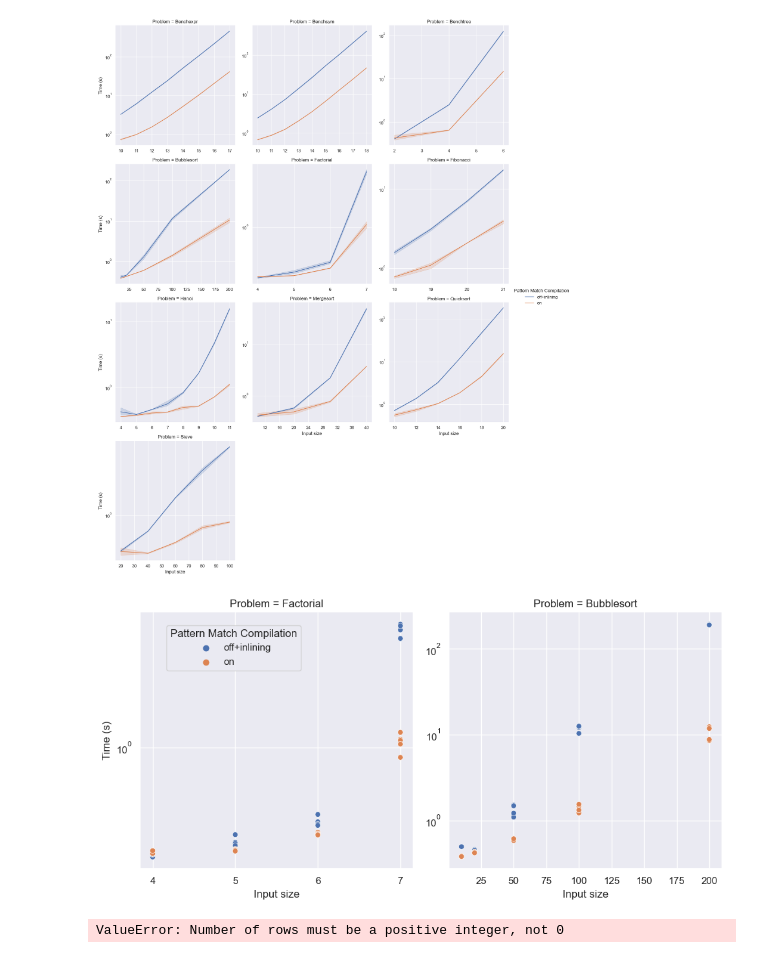
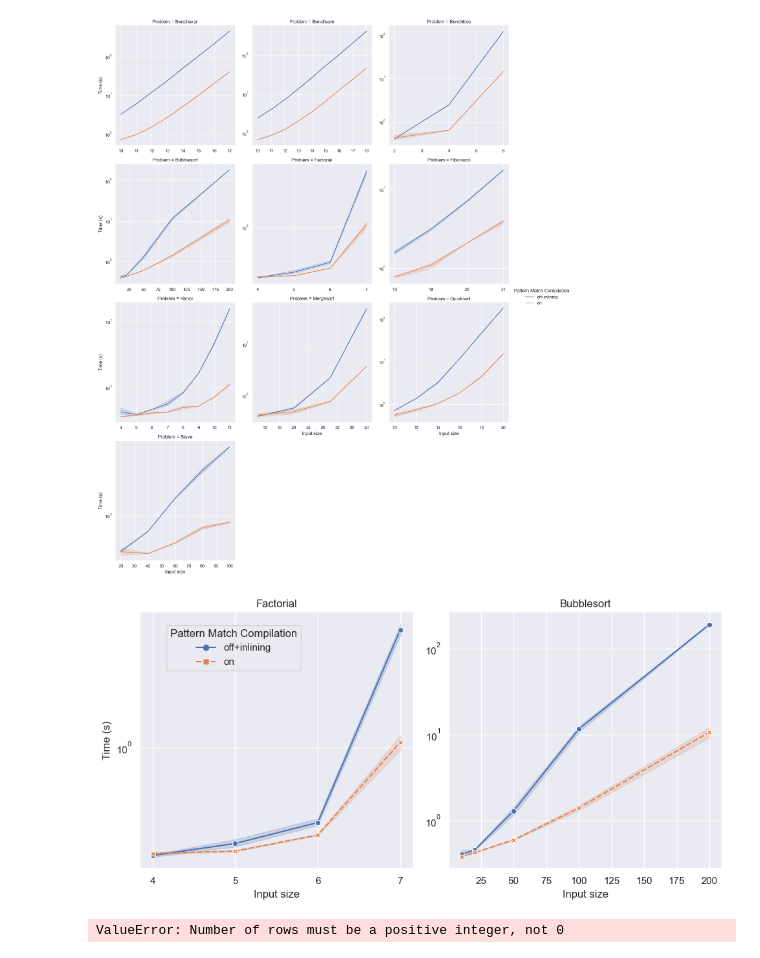
Before and after one commit to metaborg/stratego, a Jupyter notebook: stratego.build.spoofax2.benchmark/analysis/Example plots.ipynb, the cells around one changed output. Saved outputs shown, nothing was run; the diff lists cells and outputs as text; code cells hidden in the pictures.

```diff
--- a/stratego.build.spoofax2.benchmark/analysis/Example plots.ipynb
+++ b/stratego.build.spoofax2.benchmark/analysis/Example plots.ipynb
@@ -372,35 +372,36 @@ g.savefig(f"{PLOT_DIR}/{'_'.join(results_files)}-runtime.png")
 
 cols = ["Factorial", "Bubblesort"]
 opt_levels=list(map(optlevel_to_label, ["3", "4"]))
 
 g = configure_grid(sns.relplot(
     data=df_scaledproblem[(df_scaledproblem["Stage"] == "run") & (df_scaledproblem["Pattern Match Compilation"].isin(opt_levels))],
     x="Problem Size",
     y="Score",
     col="Problem",
     col_order=cols,
     col_wrap=min(3, len(cols)),
     style="Pattern Match Compilation",
     hue="Pattern Match Compilation",
     hue_order=opt_levels,
-    # kind="line",
+    kind="line",
     markers=True,
     facet_kws=dict(
         sharex=False,
         sharey=False,
     ),
 ))
 
 sns.move_legend(g, "upper left", frameon=True, bbox_to_anchor=(0.1, 0.9))
 g.set(yscale="log")
+g.set_titles(None, None, "{col_name}")
 
 # TODO Include strj runtime -> with and without fusion
 
 # Save figure to file
 g.savefig(f"{PLOT_DIR}/{'_'.join(results_files)}-fact&bub-run.pdf")
 # g.savefig(f"{THESIS_FIGURE_DIR}/rec-fact&fib-run.pdf")
 # %% [output]
-[figure, old version]
+[figure, new version]
 # %%
 # Runtimes for DFA switch backends (per problem)
 
```
Also changed, not shown: parts of 3 cells of this notebook, 14 other files.
